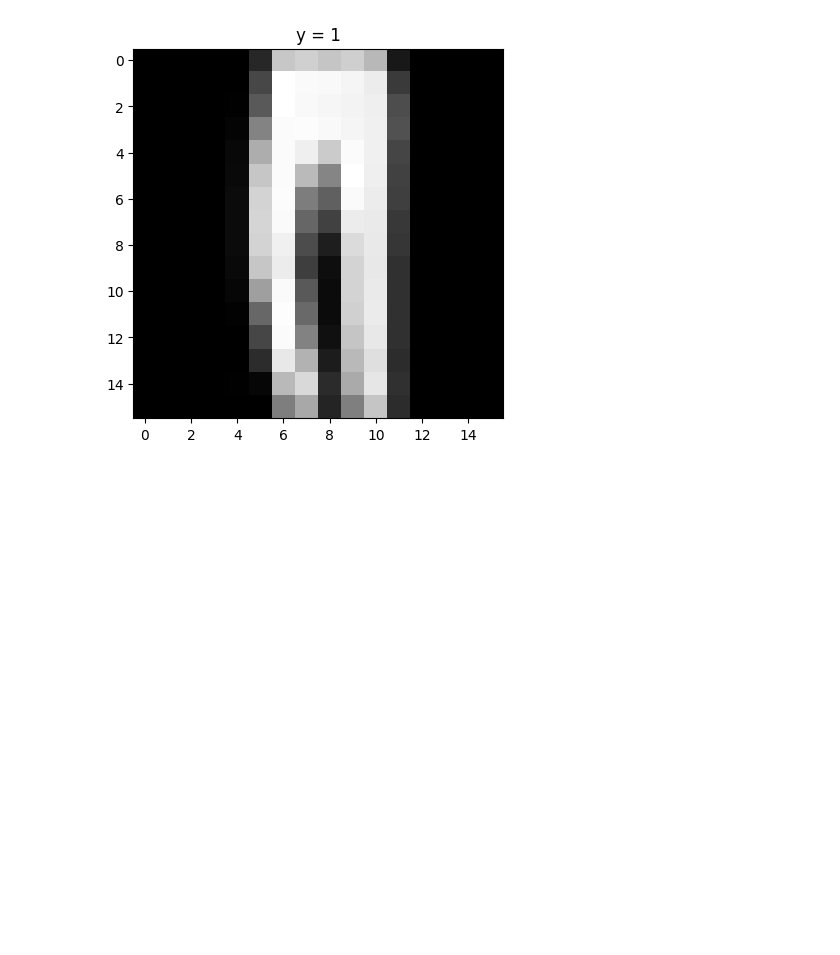
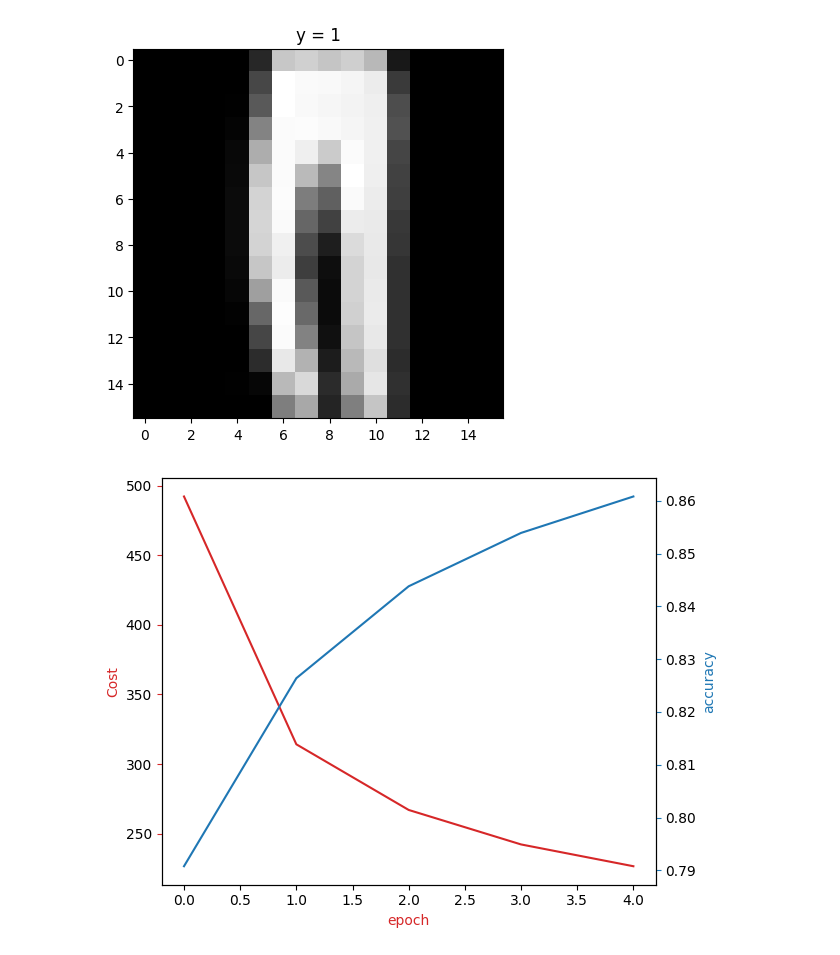
Before and after one commit to jpiskozub/PyTorch-tutorial, a Jupyter notebook: mnist.ipynb, the cells around one changed output. Drawn from its saved outputs; the diff is of its cells as text; code cells hidden in the pictures; blank space fills up the shorter version.

```diff
--- a/mnist.ipynb
+++ b/mnist.ipynb
@@ -156,4 +141,49 @@ test_loader = torch.utils.data.DataLoader(dataset=dataset_val, batch_size=100 )
 #model =CNN_batch(out_1=16, out_2=32,number_of_classes=10)
 # %%
 criterion = nn.CrossEntropyLoss()
-optimizer = optim.SGD(CNN.parameters(), lr=0.1)
+optimizer = optim.SGD(model.parameters(), lr=0.1)
+# %%
+import time
+start_time = time.time()
+
+cost_list=[]
+accuracy_list=[]
+N_test=len(dataset_val)
+n_epochs=5
+for epoch in range(n_epochs):
+    cost=0
+    model.train()
+    for x, y in train_loader:
+        optimizer.zero_grad()
+        z = model(x)
+        loss = criterion(z, y)
+        loss.backward()
+        optimizer.step()
+        cost+=loss.item()
+    correct=0
+    #perform a prediction on the validation  data
+    model.eval()
+    for x_test, y_test in test_loader:
+        z = model(x_test)
+        _, yhat = torch.max(z.data, 1)
+        correct += (yhat == y_test).sum().item()
+    accuracy = correct / N_test
+    accuracy_list.append(accuracy)
+    cost_list.append(cost)
+# %%
+fig, ax1 = plt.subplots()
+color = 'tab:red'
+ax1.plot(cost_list, color=color)
+ax1.set_xlabel('epoch', color=color)
+ax1.set_ylabel('Cost', color=color)
+ax1.tick_params(axis='y', color=color)
+
+ax2 = ax1.twinx()
+color = 'tab:blue'
+ax2.set_ylabel('accuracy', color=color)
+ax2.set_xlabel('epoch', color=color)
+ax2.plot( accuracy_list, color=color)
+ax2.tick_params(axis='y', color=color)
+fig.tight_layout()
+# %% [output]
+[figure, added]
```
Also changed, not shown: parts of 2 cells of this notebook, 2 other files.
